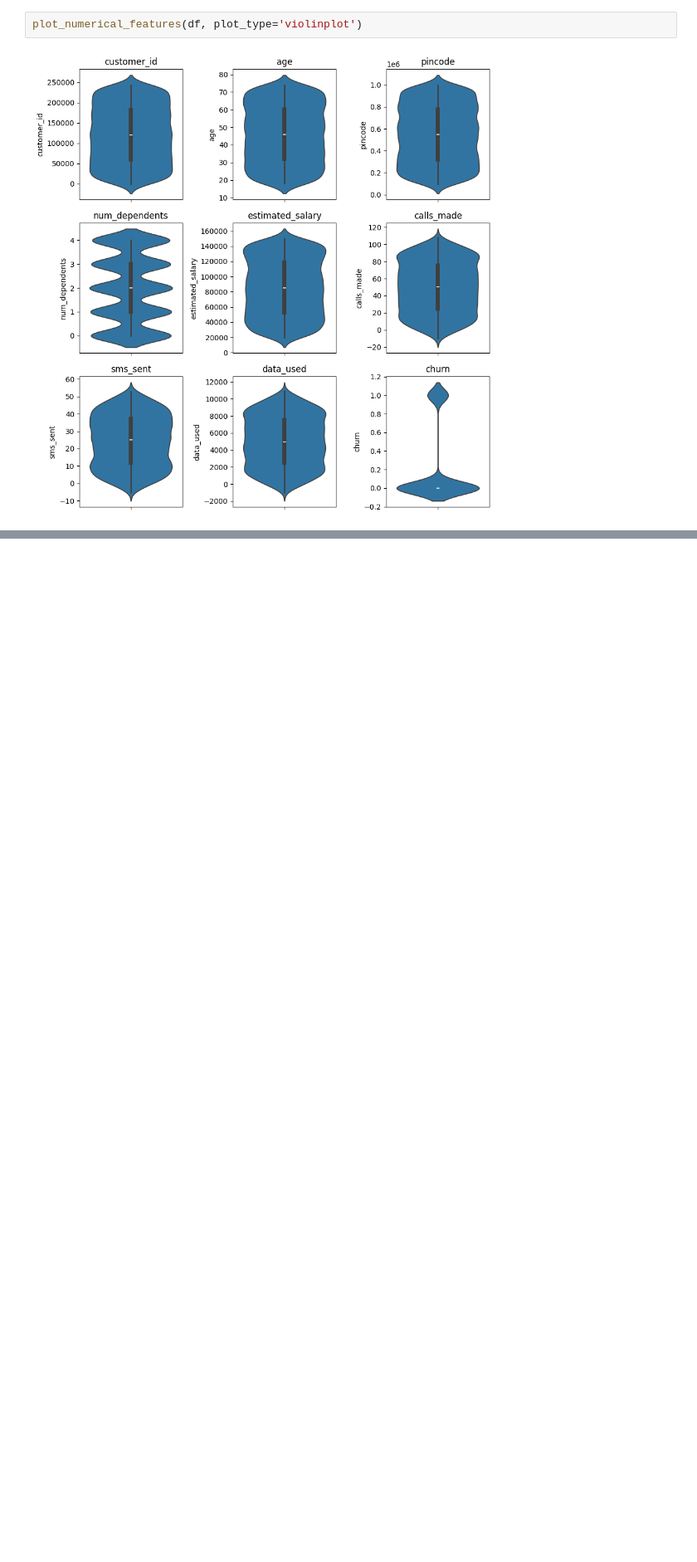
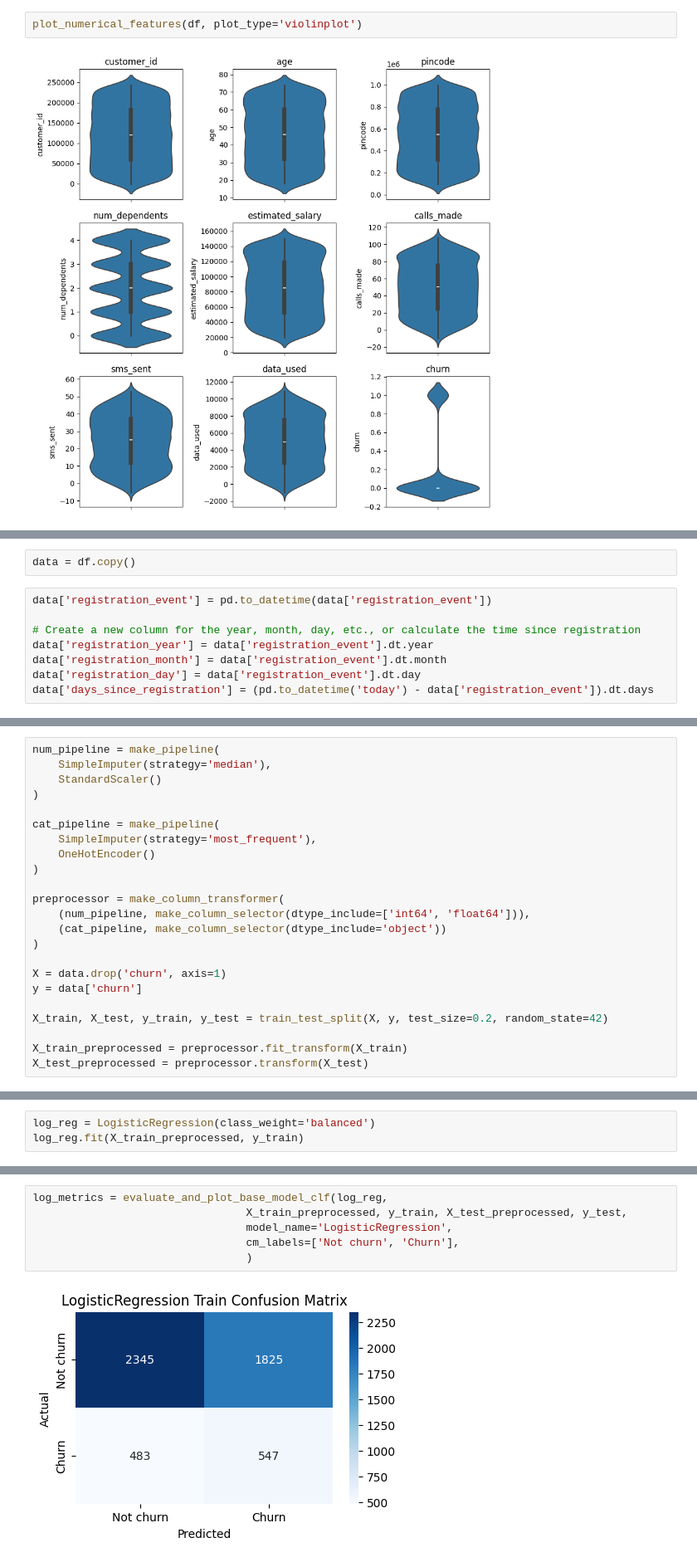
Before and after one commit to ezzaddeentru/churn-prediction, a Jupyter notebook: churn_prediction.ipynb, the cells around one changed output, grey strips where cells are left out. Shown at 83% size. Cells and saved outputs as stored; diff of their text form; blank space fills up the shorter version.

```diff
--- a/churn_prediction.ipynb
+++ b/churn_prediction.ipynb
@@ -273,0 +291,10 @@ plot_category_distribution_by_group(df, 'city', 'churn')
+# %%
+data = df.copy()
+# %%
+data['registration_event'] = pd.to_datetime(data['registration_event'])
+
+# Create a new column for the year, month, day, etc., or calculate the time since registration
+data['registration_year'] = data['registration_event'].dt.year
+data['registration_month'] = data['registration_event'].dt.month
+data['registration_day'] = data['registration_event'].dt.day
+data['days_since_registration'] = (pd.to_datetime('today') - data['registration_event']).dt.days
@@ -273,0 +321,23 @@ plot_category_distribution_by_group(df, 'city', 'churn')
+# %%
+num_pipeline = make_pipeline(
+    SimpleImputer(strategy='median'),
+    StandardScaler()
+)
+
+cat_pipeline = make_pipeline(
+    SimpleImputer(strategy='most_frequent'),
+    OneHotEncoder()
+)
+
+preprocessor = make_column_transformer(
+    (num_pipeline, make_column_selector(dtype_include=['int64', 'float64'])),
+    (cat_pipeline, make_column_selector(dtype_include='object'))
+)
+
+X = data.drop('churn', axis=1)
+y = data['churn']
+
+X_train, X_test, y_train, y_test = train_test_split(X, y, test_size=0.2, random_state=42)
+
+X_train_preprocessed = preprocessor.fit_transform(X_train)
+X_test_preprocessed = preprocessor.transform(X_test)
@@ -273,0 +370,3 @@ plot_category_distribution_by_group(df, 'city', 'churn')
+# %%
+log_reg = LogisticRegression(class_weight='balanced')
+log_reg.fit(X_train_preprocessed, y_train)
@@ -273,0 +378,8 @@ plot_category_distribution_by_group(df, 'city', 'churn')
+# %%
+log_metrics = evaluate_and_plot_base_model_clf(log_reg,
+                                 X_train_preprocessed, y_train, X_test_preprocessed, y_test,
+                                 model_name='LogisticRegression',
+                                 cm_labels=['Not churn', 'Churn'],
+                                 )
+# %% [output]
+[figure, added]
```
Also changed, not shown: parts of 41 cells of this notebook.
